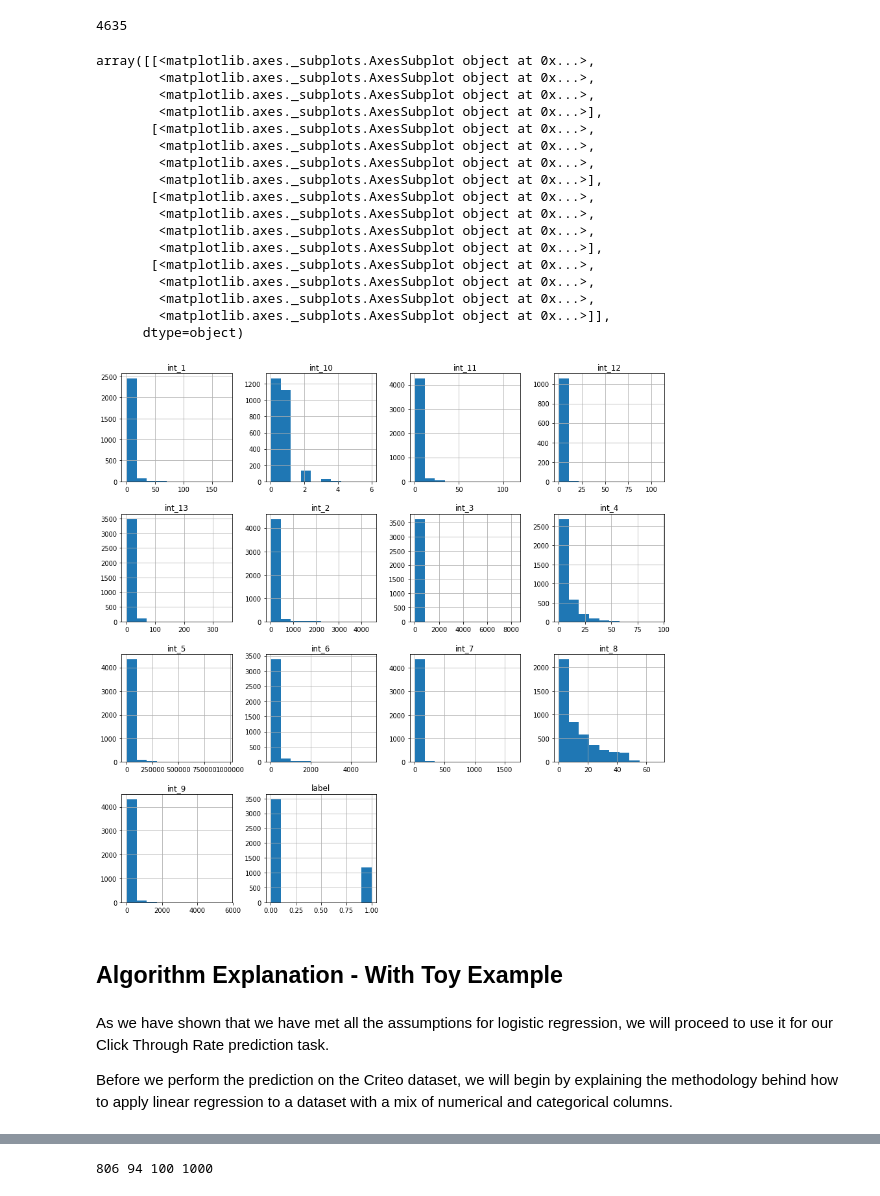
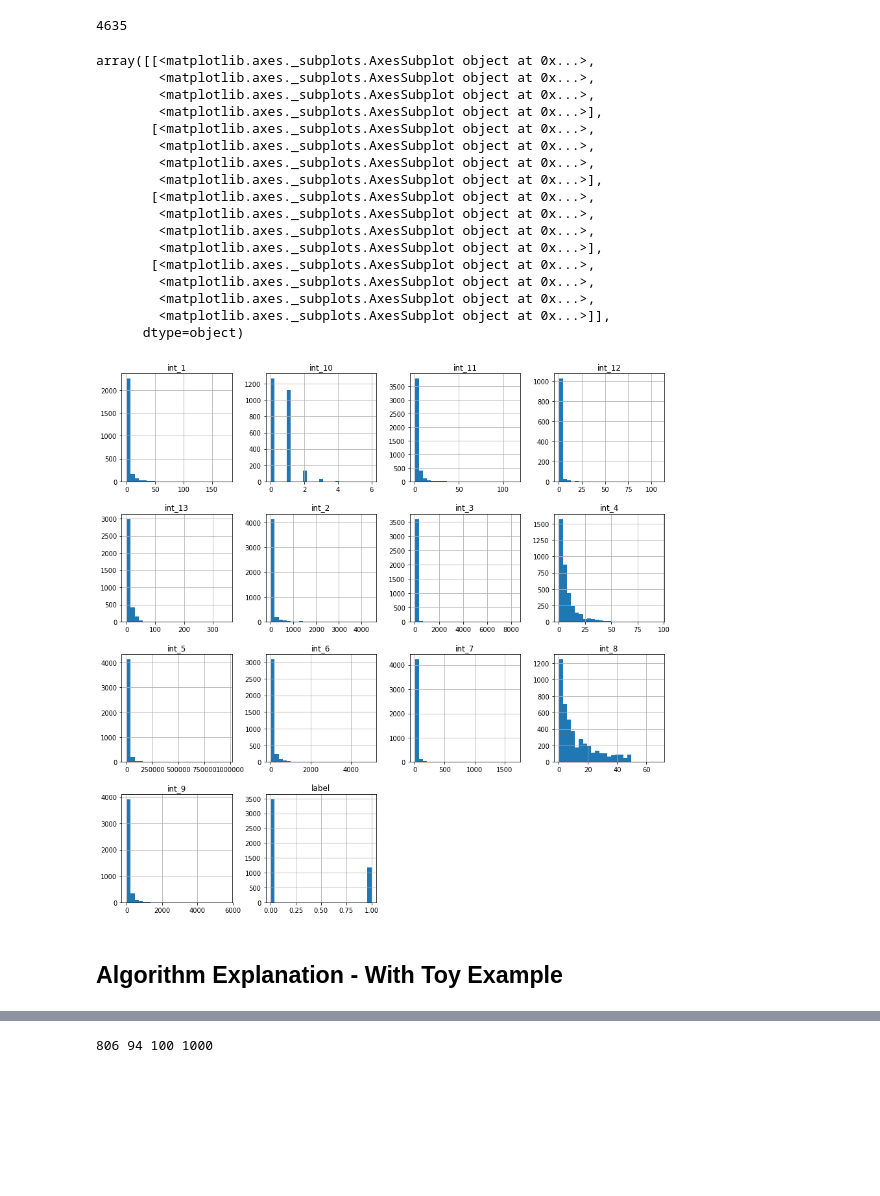
Before and after one commit to saurav-datta/click-through-rate-prediction-spark, a Jupyter notebook: W261_Final_Project-Alex_Herring-Jayanth_Srinivasa-Saurav_Datta.ipynb, the cells around one changed output, grey strips where cells are left out. Saved outputs shown, nothing was run; the diff lists cells and outputs as text; code cells hidden in the pictures; blank space fills up the shorter version.

```diff
--- a/W261_Final_Project-Alex_Herring-Jayanth_Srinivasa-Saurav_Datta.ipynb
+++ b/W261_Final_Project-Alex_Herring-Jayanth_Srinivasa-Saurav_Datta.ipynb
@@ -471,29 +484,25 @@ sample_df.count()
 #Convert to Pandas DataFrame
 pd_sample_df = sample_df.toPandas()
 # %%
-pd_sample_df.hist(figsize = (15,15))
+pd_sample_df.hist(figsize = (15, 15), bins = 25)
 # %% [output]
 array([[<matplotlib.axes._subplots.AxesSubplot object at 0x...>,
         <matplotlib.axes._subplots.AxesSubplot object at 0x...>,
         <matplotlib.axes._subplots.AxesSubplot object at 0x...>,
         <matplotlib.axes._subplots.AxesSubplot object at 0x...>],
        [<matplotlib.axes._subplots.AxesSubplot object at 0x...>,
         <matplotlib.axes._subplots.AxesSubplot object at 0x...>,
         <matplotlib.axes._subplots.AxesSubplot object at 0x...>,
         <matplotlib.axes._subplots.AxesSubplot object at 0x...>],
        [<matplotlib.axes._subplots.AxesSubplot object at 0x...>,
         <matplotlib.axes._subplots.AxesSubplot object at 0x...>,
         <matplotlib.axes._subplots.AxesSubplot object at 0x...>,
         <matplotlib.axes._subplots.AxesSubplot object at 0x...>],
        [<matplotlib.axes._subplots.AxesSubplot object at 0x...>,
         <matplotlib.axes._subplots.AxesSubplot object at 0x...>,
         <matplotlib.axes._subplots.AxesSubplot object at 0x...>,
         <matplotlib.axes._subplots.AxesSubplot object at 0x...>]],
       dtype=object)
-[figure, old version]
+[figure, new version]
 # %% [markdown]
 ## Algorithm Explanation - With Toy Example
-# %% [markdown]
-As we have shown that we have met all the assumptions for logistic regression, we will proceed to use it for our Click Through Rate prediction task.
-
-Before we perform the prediction on the Criteo dataset, we will begin by explaining the methodology behind how to apply linear regression to a dataset with a mix of numerical and categorical columns.
```
Also changed, not shown: parts of 28 cells of this notebook.
